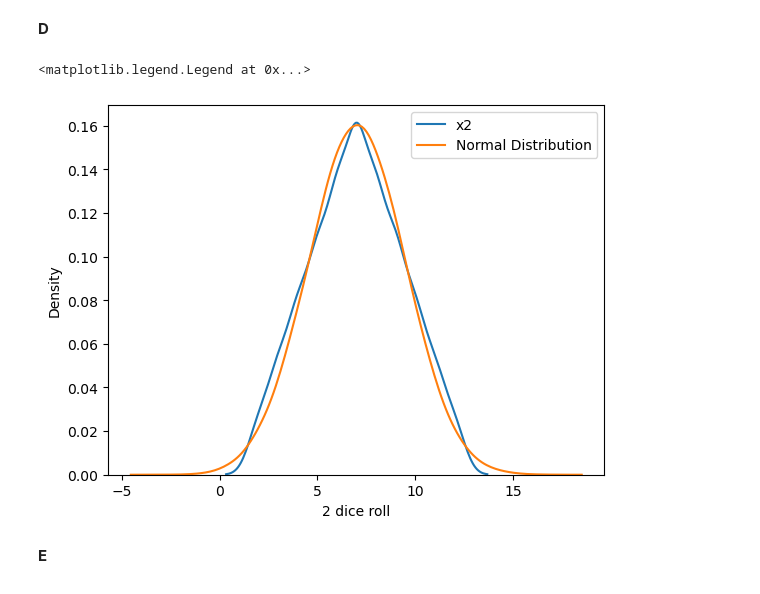
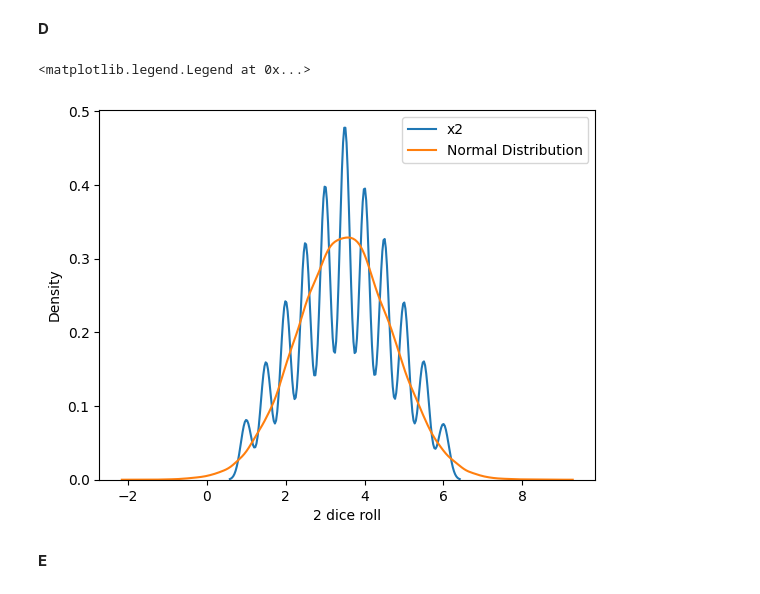
Before and after one commit to DavidRozenblumStudent/statisics_course_data_files, a Jupyter notebook: hw_3.ipynb, the cells around one changed output. Drawn from its saved outputs; the diff is of its cells as text; code cells hidden in the pictures.

```diff
--- a/hw_3.ipynb
+++ b/hw_3.ipynb
@@ -227,7 +378,9 @@ plt.show()
 **B**
 # %%
 X4_2 = stats.randint.rvs(low=1, high=7, size=50000) + stats.randint.rvs(low=1, high=7, size=50000)
+X4_2 = X4_2 / 2
 X4_2_df = pd.DataFrame(X4_2, columns=['2 dice roll'])
-sns.kdeplot(data=X4_2_df, x='2 dice roll', bw_adjust=3)
+# sns.kdeplot(data=X4_2_df, x='2 dice roll', bw_adjust=3)
+sns.kdeplot(data=X4_2_df, x='2 dice roll')
 # %% [output]
 <Axes: xlabel='2 dice roll', ylabel='Density'>
@@ -243,14 +396,15 @@ Standard Deviation: 2.4182022677187285
 # %% [markdown]
 **D**
 # %%
-normal_dist = stats.norm.rvs(size=50000, loc = 7, scale = math.sqrt(35/6))
+normal_dist = stats.norm.rvs(size=50000, loc = 3.5, scale = math.sqrt(35/24))
 X4_2_df['Normal Distribution'] = normal_dist
-sns.kdeplot(data=X4_2_df, x='2 dice roll', bw_adjust=2)
-sns.kdeplot(data=X4_2_df, x='Normal Distribution', bw_adjust=2)
+sns.kdeplot(data=X4_2_df, x='2 dice roll')
+# sns.kdeplot(data=X4_2_df, x='Normal Distribution', bw_adjust=2)
+sns.kdeplot(data=X4_2_df, x='Normal Distribution')
 plt.legend(['x2', 'Normal Distribution'])
 # %% [output]
 <matplotlib.legend.Legend at 0x...>
-[figure, old version]
+[figure, new version]
 # %% [markdown]
 **E**
 # %%
```
Also changed, not shown: parts of 18 cells of this notebook.
